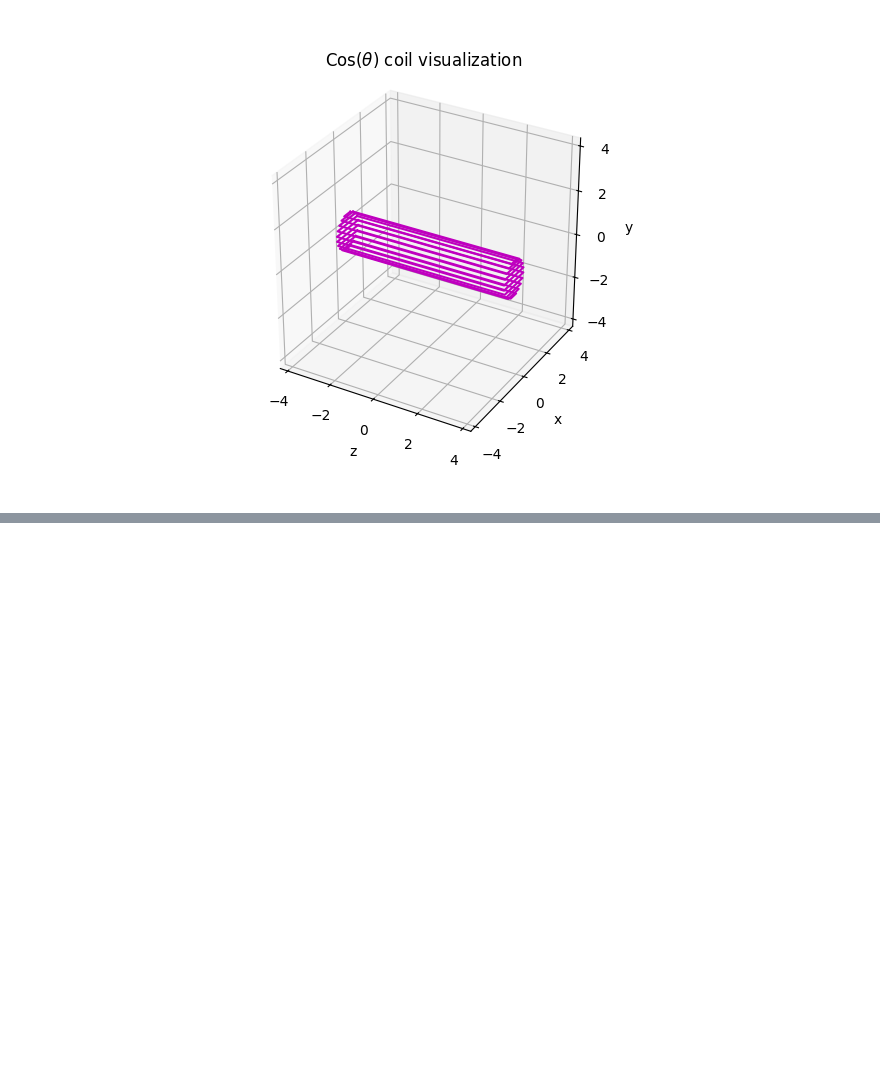
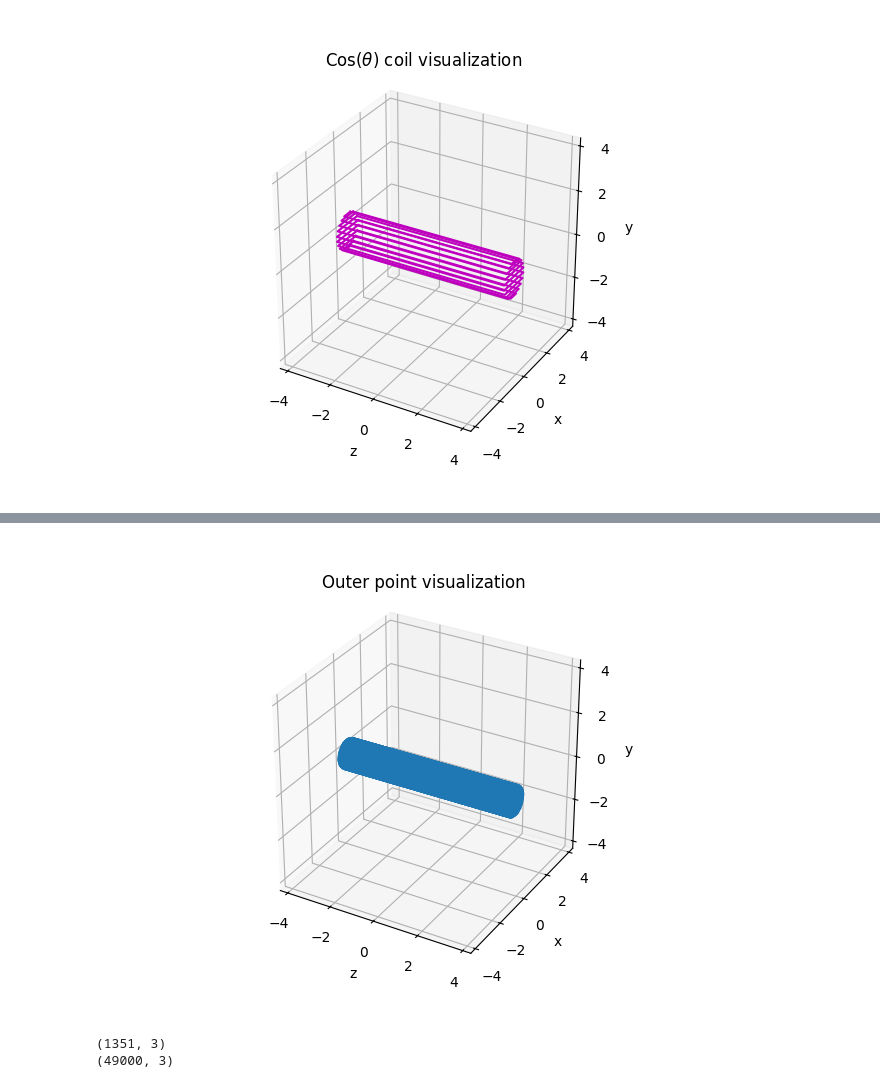
Before and after one commit to jseguine/Project8_bfield, a Jupyter notebook: bfield_deviation.ipynb, the cells around one changed output, grey strips where cells are left out. Cells and saved outputs as stored; diff of their text form; code cells hidden in the pictures; blank space fills up the shorter version.

```diff
--- a/bfield_deviation.ipynb
+++ b/bfield_deviation.ipynb
@@ -1073,0 +1129,24 @@ plt.show()
+# %%
+
+
+cyl_grid = np.zeros((n_cyl_z * n_cyl_φ, 3))
+for i in range(n_cyl_z):
+    for j in range(n_cyl_φ):
+        cyl_grid[i*n_cyl_φ + j] = np.array([cyl_x_arr[j], cyl_y_arr[j], cyl_z_arr[i]])
+
+
+out_grid = np.concatenate((cyl_grid, end_xy_list, end_xy_list * np.array([1, 1, -1])), axis = 0)
+
+plt.close()
+fig, ax = plt.subplots(subplot_kw={'projection': '3d'})
+
+ax.plot(out_grid[:, 2], out_grid[:, 0], out_grid[:, 1], ".")
+ax.set_xlabel("z")
+ax.set_ylabel("x")
+ax.set_zlabel("y")
+ax.set_title(fr"Outer point visualization")
+set_axes_equal(ax)
+# plt.savefig("cos_visualization.png")
+plt.show()
+# %% [output]
+[figure, added]
@@ -1073,0 +1175,6 @@ plt.show()
+# %%
+print(np.shape(end_xy_list))
+print(np.shape(cyl_grid))
+# %% [output]
+(1351, 3)
+(49000, 3)
```
Also changed, not shown: parts of 27 cells of this notebook, 1 other file.
